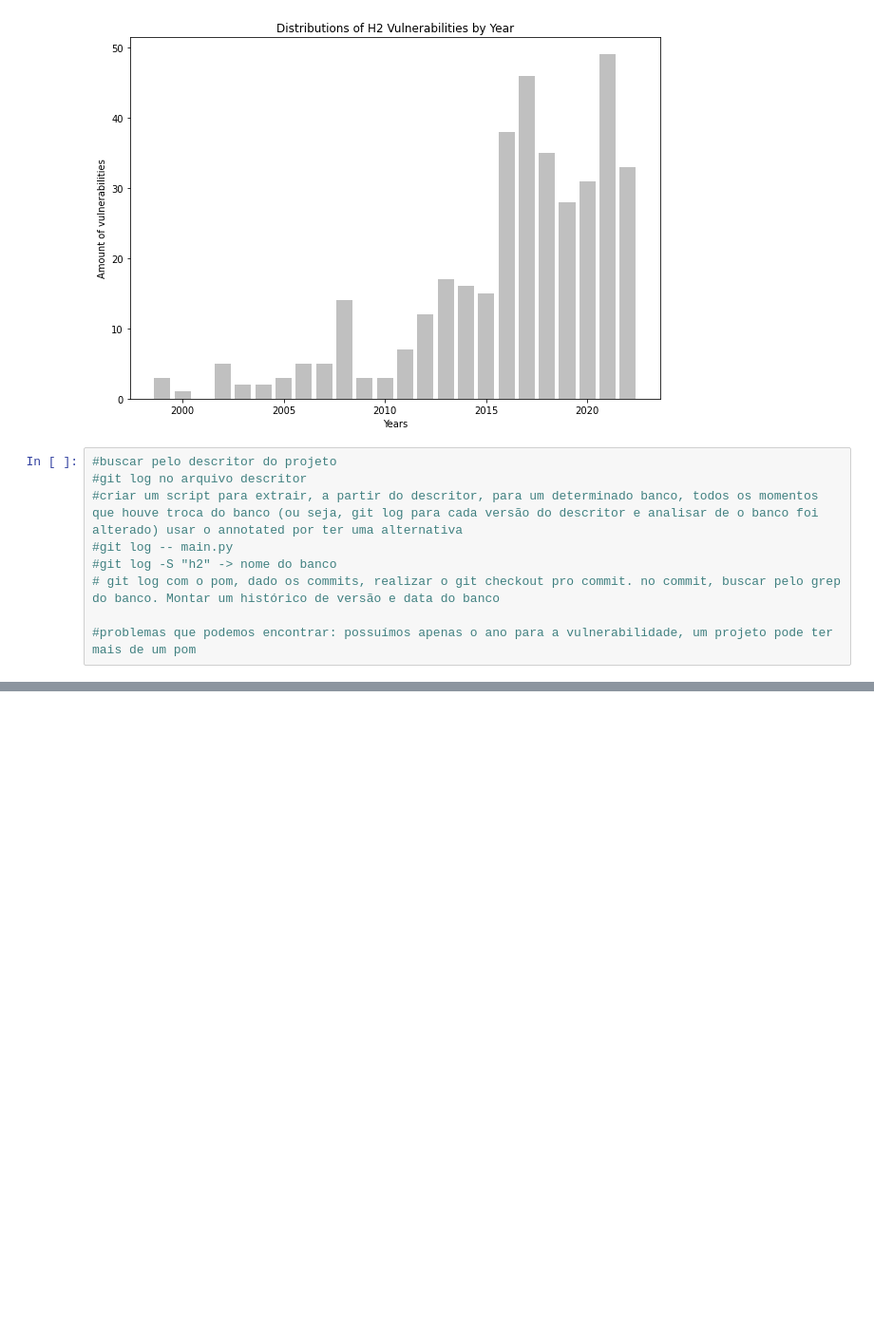
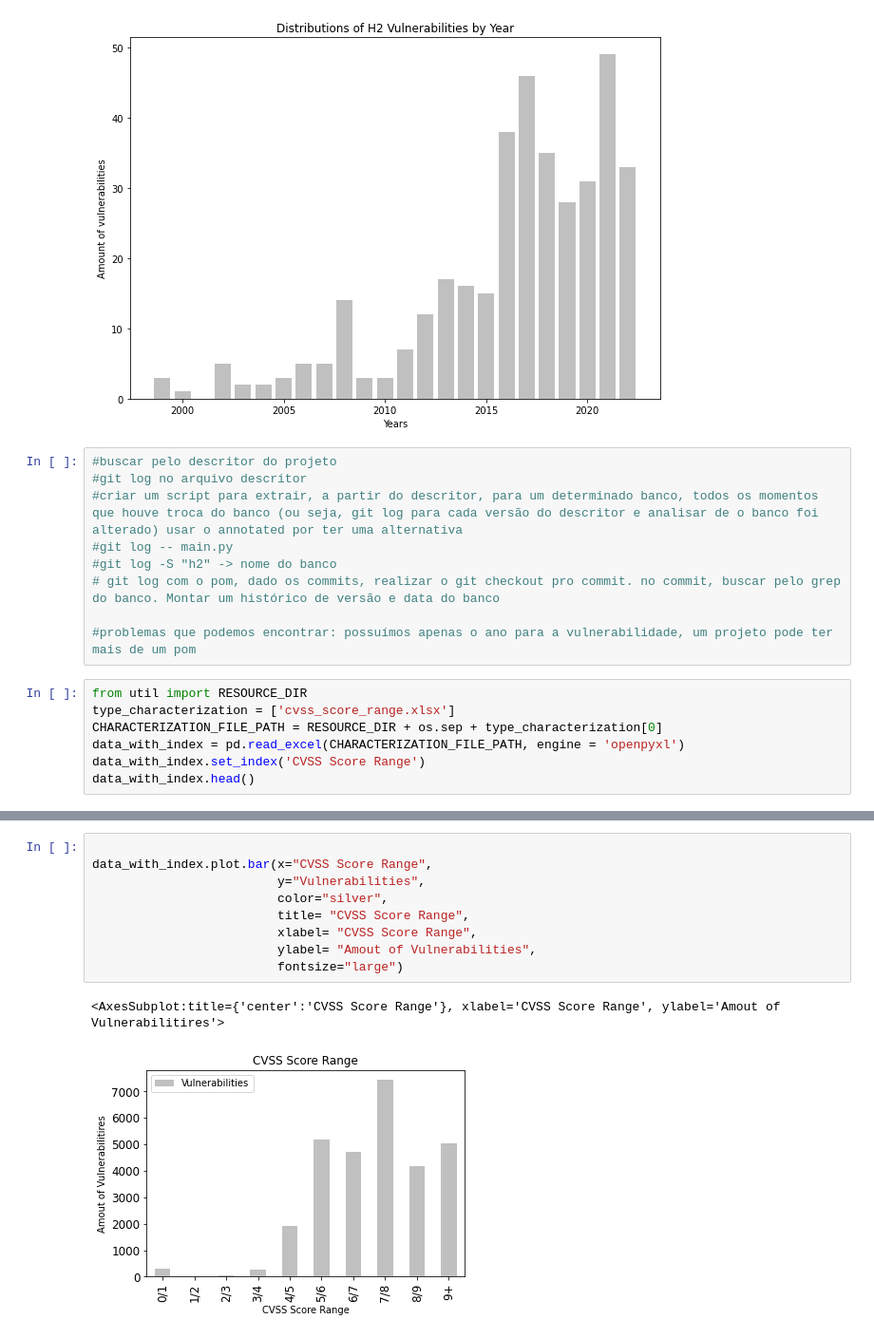
Before and after one commit to gems-uff/db-mining, a Jupyter notebook: src/results_vulnerability_characterization.ipynb, the cells around one changed output, grey strips where cells are left out. Shown at 95% size. Cells and saved outputs as stored; diff of their text form; blank space fills up the shorter version.

```diff
--- a/src/results_vulnerability_characterization.ipynb
+++ b/src/results_vulnerability_characterization.ipynb
@@ -123,3 +123,10 @@ Text(0, 0.5, 'Amount of vulnerabilities')
 # git log com o pom, dado os commits, realizar o git checkout pro commit. no commit, buscar pelo grep do banco. Montar um histórico de versão e data do banco
 
 #problemas que podemos encontrar: possuímos apenas o ano para a vulnerabilidade, um projeto pode ter mais de um pom
+# %%
+from util import RESOURCE_DIR
+type_characterization = ['cvss_score_range.xlsx']
+CHARACTERIZATION_FILE_PATH = RESOURCE_DIR + os.sep + type_characterization[0]
+data_with_index = pd.read_excel(CHARACTERIZATION_FILE_PATH, engine = 'openpyxl')
+data_with_index.set_index('CVSS Score Range')
+data_with_index.head()
@@ -125,0 +140,12 @@ Text(0, 0.5, 'Amount of vulnerabilities')
+# %%
+
+data_with_index.plot.bar(x="CVSS Score Range",
+                         y="Vulnerabilities",
+                         color="silver",
+                         title= "CVSS Score Range",
+                         xlabel= "CVSS Score Range",
+                         ylabel= "Amout of Vulnerabilities",
+                         fontsize="large")
+# %% [output]
+<AxesSubplot:title={'center':'CVSS Score Range'}, xlabel='CVSS Score Range', ylabel='Amout of Vulnerabilitires'>
+[figure, added]
```
Also changed, not shown: parts of 1 cell of this notebook, 12 other files.
